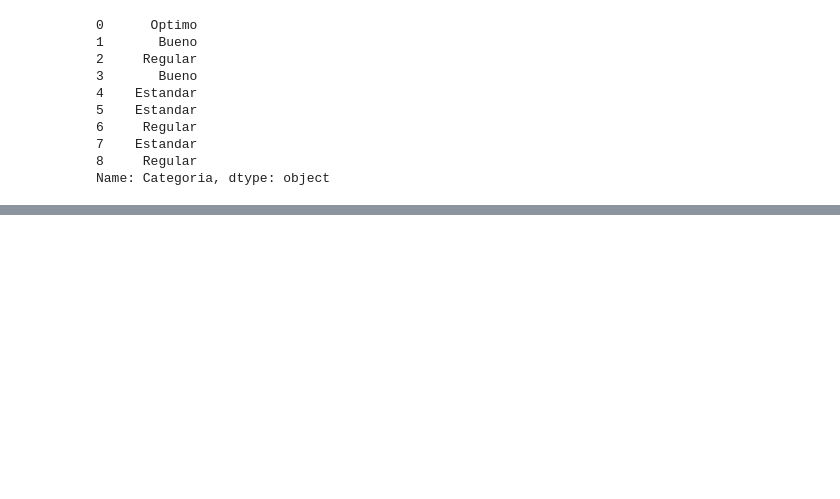
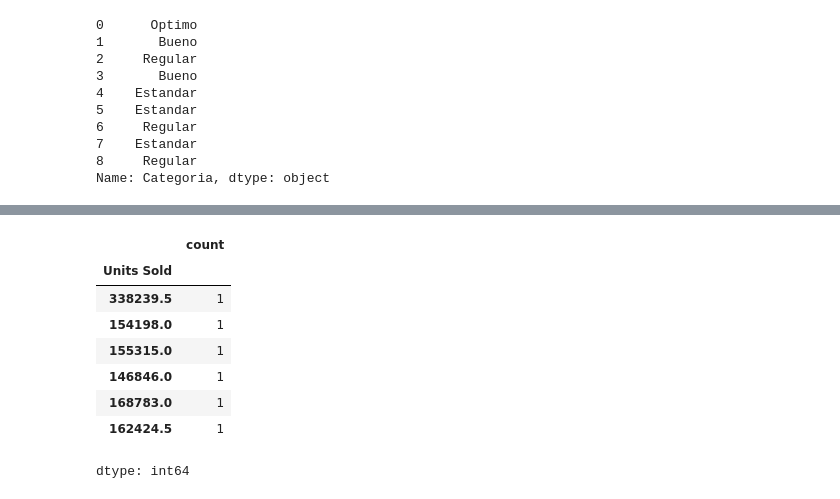
Before and after one commit to Betaniadwell/Data_Analisis, a Jupyter notebook: Metodos_Cargas_Limpieza.ipynb, the cells around one changed output, grey strips where cells are left out. Saved outputs shown, nothing was run; the diff lists cells and outputs as text; code cells hidden in the pictures; blank space fills up the shorter version.

```diff
--- a/Metodos_Cargas_Limpieza.ipynb
+++ b/Metodos_Cargas_Limpieza.ipynb
@@ -623,0 +654,12 @@ print(f"✅ Gráfico guardado en: {ruta_grafico}")
+# %%
+df["Units Sold"].value_counts()
+# %% [output]
+|  | count |
+| Units Sold |  |
+| 338239.5 | 1 |
+| 154198.0 | 1 |
+| 155315.0 | 1 |
+| 146846.0 | 1 |
+| 168783.0 | 1 |
+| 162424.5 | 1 |
+dtype: int64
```
Also changed, not shown: parts of 6 cells of this notebook.
